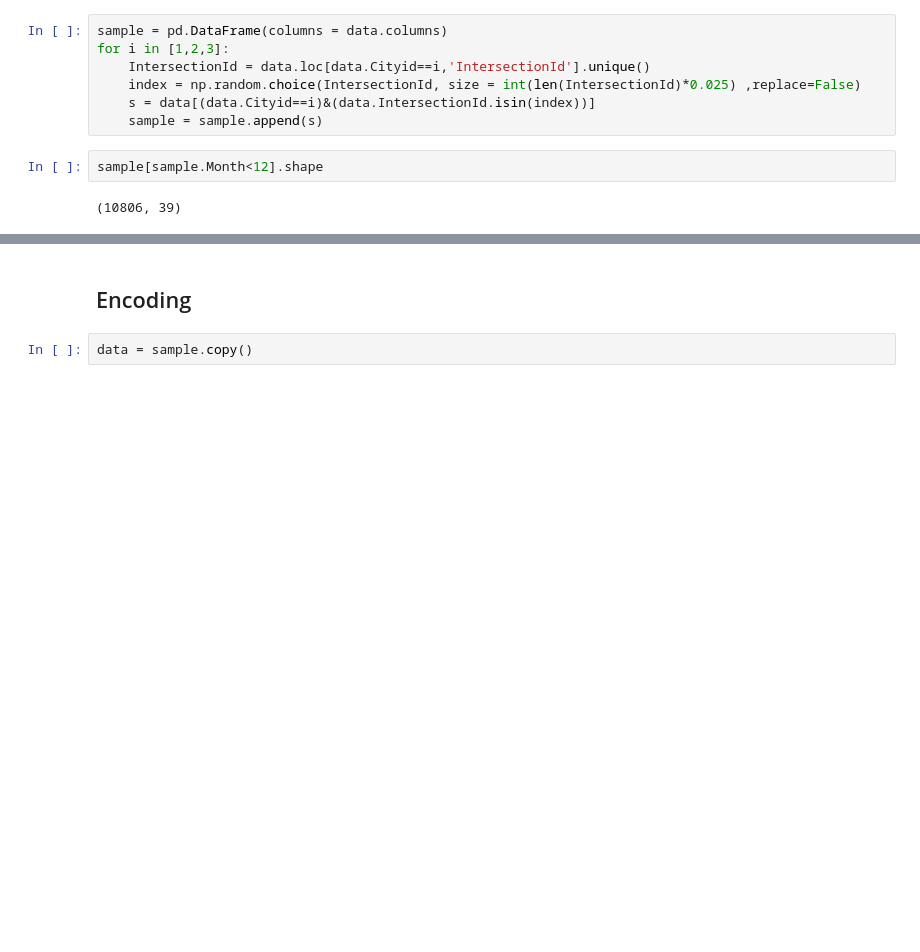
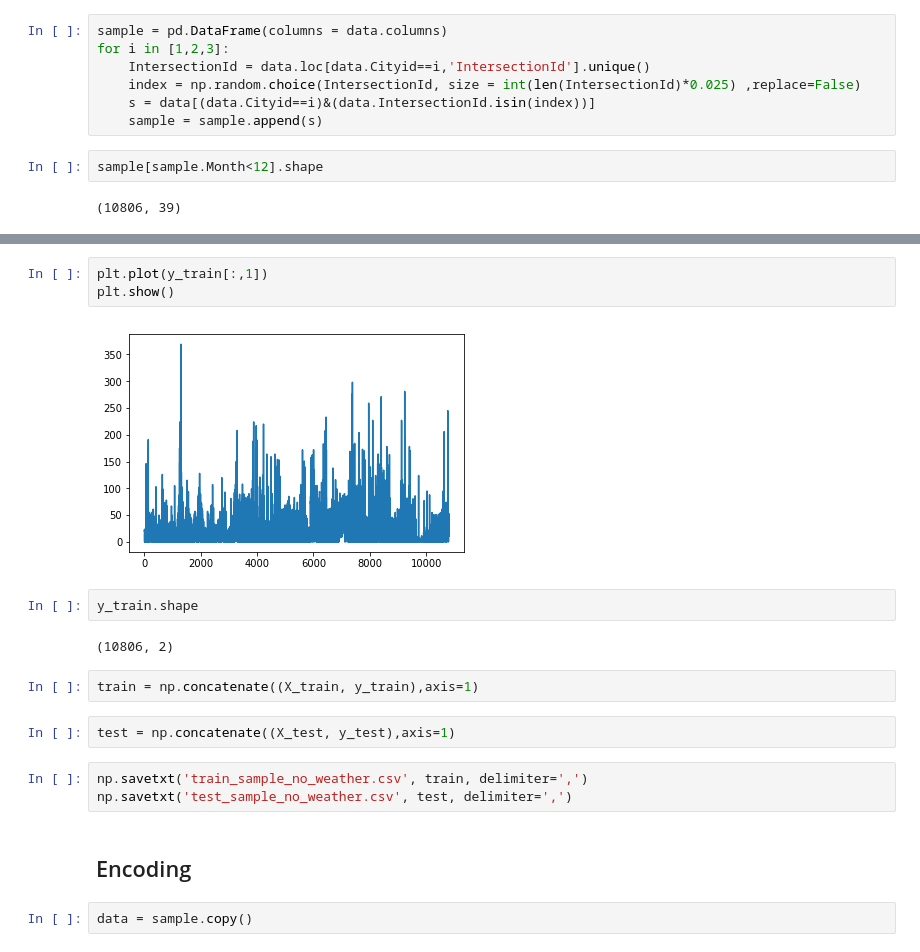
Before and after one commit to Loielaine/545project, a Jupyter notebook: data_cleaning_sampling.ipynb, the cells around one changed output, grey strips where cells are left out. Saved outputs shown, nothing was run; the diff lists cells and outputs as text; blank space fills up the shorter version.

```diff
--- a/data_cleaning_sampling.ipynb
+++ b/data_cleaning_sampling.ipynb
@@ -166,3 +313,19 @@ sample[sample.Month<12].shape
+# %%
+plt.plot(y_train[:,1])
+plt.show()
+# %% [output]
+[figure, added]
+# %%
+y_train.shape
+# %% [output]
+(10806, 2)
+# %%
+train = np.concatenate((X_train, y_train),axis=1)
+# %%
+test = np.concatenate((X_test, y_test),axis=1)
+# %%
+np.savetxt('train_sample_no_weather.csv', train, delimiter=',')
+np.savetxt('test_sample_no_weather.csv', test, delimiter=',')
 # %% [markdown]
 ## Encoding
 # %%
```
Also changed, not shown: parts of 30 cells of this notebook.
